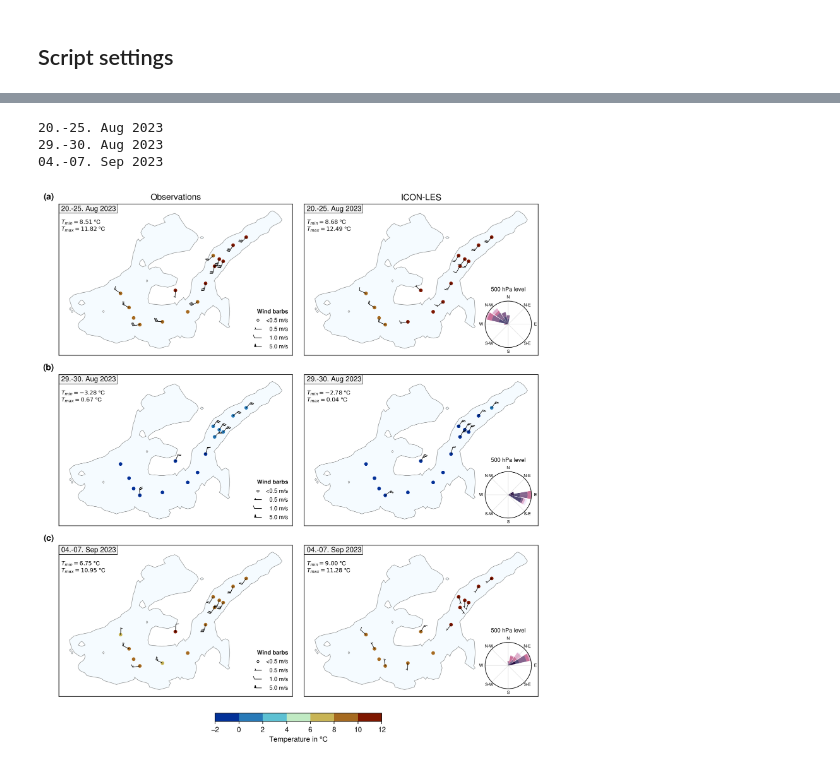
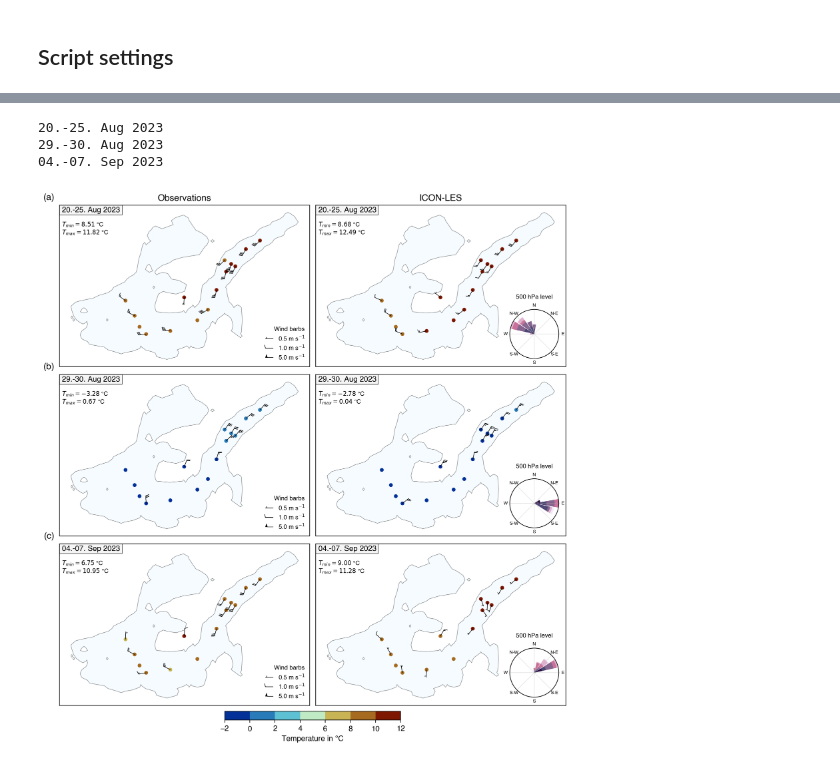
Before and after one commit to ClimLabTools/icon_validation, a Jupyter notebook: notebooks/fig_aws_icon_windmap.ipynb, the cells around one changed output, grey strips where cells are left out. Saved outputs shown, nothing was run; the diff lists cells and outputs as text; code cells hidden in the pictures.

```diff
--- a/notebooks/fig_aws_icon_windmap.ipynb
+++ b/notebooks/fig_aws_icon_windmap.ipynb
@@ -157,14 +157,13 @@ def plot_maps(ax_o, ax_i, str_from, str_to):
 
     # Barb Legend
     ax = ax_o
-    bi_legend = [0]+list(bi.values())
-    lon = np.repeat(10.788, 4)
-    lat = np.arange(46.792,46.785,-.002)
+    bi_legend = list(bi.values())
+    lon = np.repeat(10.787, 3)
+    lat = np.arange(46.79,46.785,-.002)
     ax.text(10.798, lat[0]+.002, 'Wind barbs',ha='right',va='center',fontsize=8, weight='bold')
-    ax.barbs(lon, lat, bi_legend, [0,0,0,0], barb_increments=bi, length=4.5, lw=.5, pivot='middle')
+    ax.barbs(lon, lat, bi_legend, [0,0,0], barb_increments=bi, length=4.5, lw=.5, pivot='middle')
     for i,b in enumerate(bi_legend):
-        if i == 0: ax.text(10.798, lat[i], f'<{bi_legend[1]} m/s',ha='right',va='center',fontsize=8)  # circle (lower than half barb)
-        else: ax.text(10.798, lat[i], f'{b:.1f} m/s',ha='right',va='center',fontsize=8)               # barb increment values
+        ax.text(10.798, lat[i], fr'{b:.1f} m s$^{{-1}}$',ha='right',va='center',fontsize=8)               # barb increment values
 
     #-- Right Panel
     # ICON Data
@@ -185,7 +184,7 @@ def plot_maps(ax_o, ax_i, str_from, str_to):
     wrax.set_title('500 hPa level', fontsize=8)
 # %%
 #bi = dict(half=2.57222, full=5.144, flag=25.7222)
-#bi = dict(half=1, full=2, flag=10)
+# bi = dict(half=1, full=2, flag=10)
 bi = dict(half=.5, full=1, flag=5)
 
 bounds = range(-2,14,2) #[5,6,7,8,9,10]
@@ -193,7 +192,7 @@ cmap = plt.get_cmap(cm.roma_r, len(bounds)-1)  # discrete viridis
 norm = BoundaryNorm(bounds, cmap.N)
 
 fig, axs = plt.subplots(ncols=2, nrows=3, figsize=(12,14), sharex=True, sharey=True, dpi=200,
-                        gridspec_kw={'hspace': -0.1, 'wspace': 0.05})
+                        gridspec_kw={'hspace': -0.275, 'wspace': 0.025})
 
 # base map with glacier
 for ax in axs.flatten():
@@ -214,32 +213,32 @@ for ax in axs.flat:
     ax.set_xticks([])
     ax.set_yticks([])
 
 
 #fig.colorbar(plt.cm.ScalarMappable(norm=norm, cmap=cmap), cax=cax, label='Temp. in °C')
 cbar = fig.colorbar(
     plt.cm.ScalarMappable(norm=norm, cmap=cmap),
     label='Temperature in °C',
     ax=axs.ravel(),          # attach to ALL subplots
     orientation='horizontal',
     fraction=0.015,            # size of the colorbar
-    pad=0.03                  # distance from subplots
+    pad=0.01                  # distance from subplots
 )
 
 # panel letters
 for ax, letter in zip(axs[:, 0], string.ascii_lowercase):
     ax.text(
         -0.02, 1.02, f'({letter})',
         transform=ax.transAxes,
         fontsize=12, fontweight='bold',
         va='bottom', ha='right'
     )
 
 # save and show
 plt.savefig(fig_png_dir + f'HEF_AWS_ICON_windmap.png', dpi=150, bbox_inches = 'tight', pad_inches = 0)
 plt.savefig(fig_pdf_dir + f'HEF_AWS_ICON_windmap.pdf', dpi=300, bbox_inches = 'tight', pad_inches = 0)
 plt.show()
 # %% [output]
 20.-25. Aug 2023
 29.-30. Aug 2023
 04.-07. Sep 2023
-[figure, old version]
+[figure, new version]
```
Also changed, not shown: parts of 1 cell of this notebook, 5 other files.
